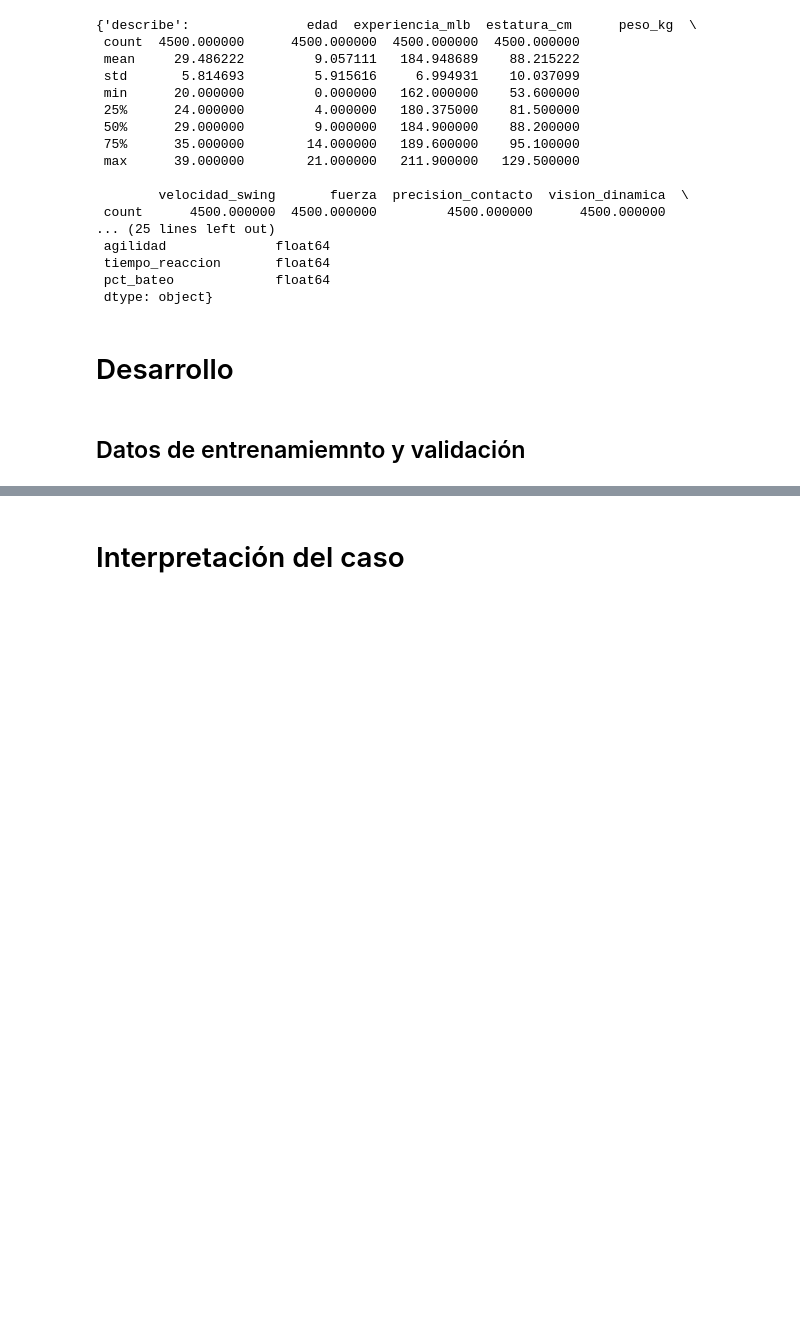
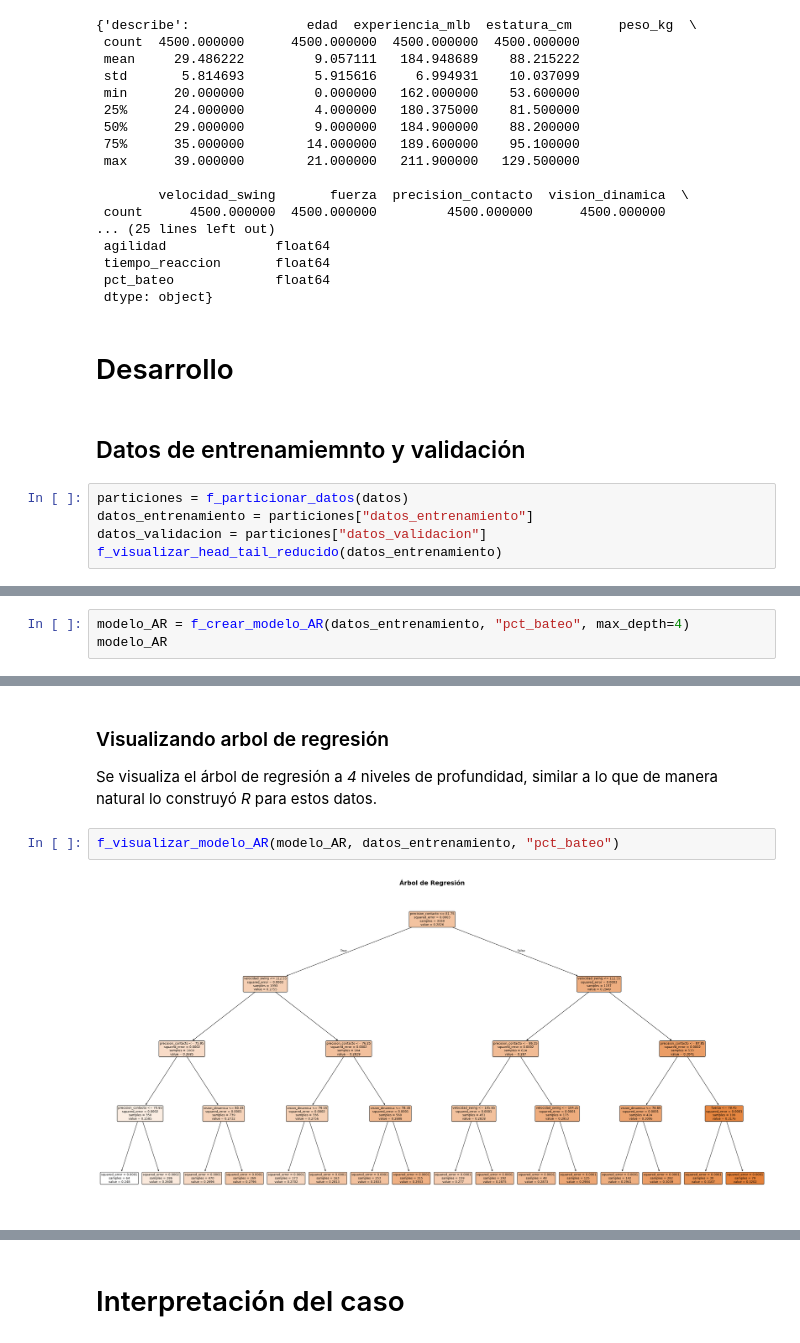
Before and after one commit to rpizarrog/Libro-Aprendizaje-Automatico.-Casos-de-Estudio-con-R-y-Python, a Jupyter notebook: Python NoteBooks/Caso_de_estudio_arboles_de_regresiOn_y_bosques_aleatorios_PCT_BATEO.ipynb, the cells around one changed output, grey strips where cells are left out. Cells and saved outputs as stored; diff of their text form; blank space fills up the shorter version.

```diff
--- a/Python NoteBooks/Caso_de_estudio_arboles_de_regresiOn_y_bosques_aleatorios_PCT_BATEO.ipynb
+++ b/Python NoteBooks/Caso_de_estudio_arboles_de_regresiOn_y_bosques_aleatorios_PCT_BATEO.ipynb
@@ -2237,3 +2674,8 @@ f_describir_datos(datos)
 # Desarrollo
 # %% [markdown]
 ## Datos de entrenamiemnto y validación
+# %%
+particiones = f_particionar_datos(datos)
+datos_entrenamiento = particiones["datos_entrenamiento"]
+datos_validacion = particiones["datos_validacion"]
+f_visualizar_head_tail_reducido(datos_entrenamiento)
@@ -2239,0 +2718,3 @@ f_describir_datos(datos)
+# %%
+modelo_AR = f_crear_modelo_AR(datos_entrenamiento, "pct_bateo", max_depth=4)
+modelo_AR
@@ -2239,0 +2754,7 @@ f_describir_datos(datos)
+# %% [markdown]
+### Visualizando arbol de regresión
+Se visualiza el árbol de regresión a *4* niveles de profundidad, similar a lo que de manera natural lo construyó *R* para estos datos.
+# %%
+f_visualizar_modelo_AR(modelo_AR, datos_entrenamiento, "pct_bateo")
+# %% [output]
+[figure, added]
```
Also changed, not shown: parts of 26 cells of this notebook.
